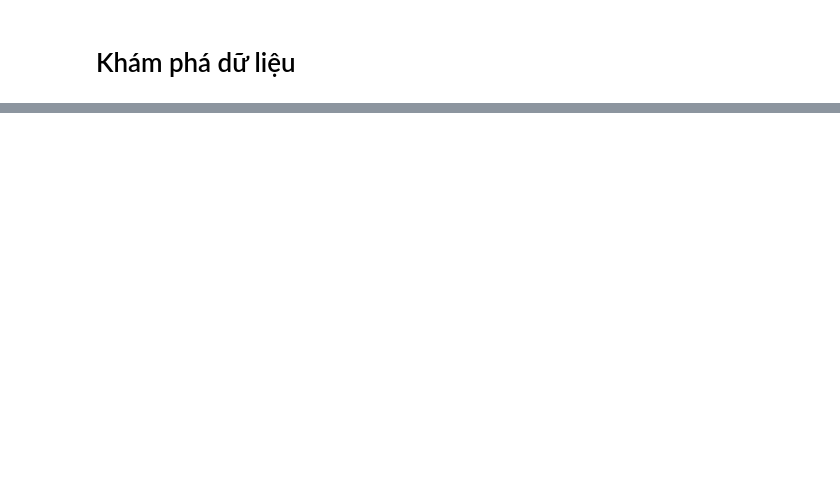
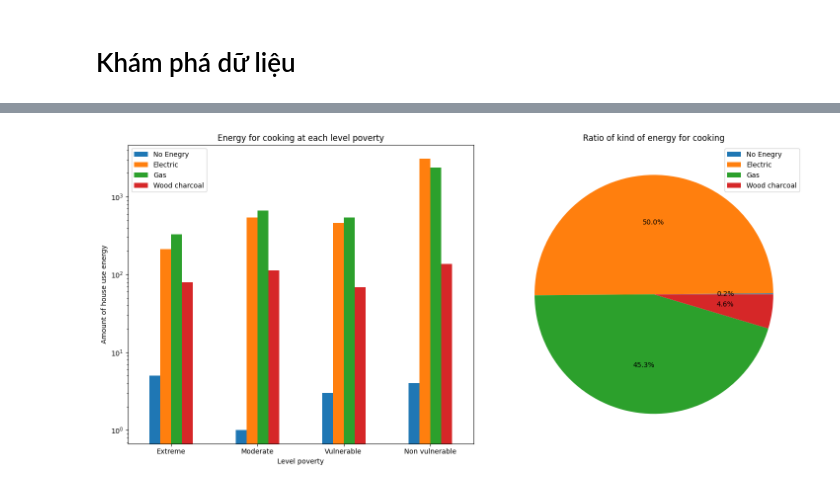
Before and after one commit to iam-Dylan/costa-rican-household, a Jupyter notebook: source/eda.ipynb, the cells around one changed output, grey strips where cells are left out. Cells and saved outputs as stored; diff of their text form; code cells hidden in the pictures; blank space fills up the shorter version.

```diff
--- a/source/eda.ipynb
+++ b/source/eda.ipynb
@@ -46,0 +99,4 @@ plt.show()
+# %%
+cols_name = ['No Enegry', 'Electric', 'Gas','Wood charcoal', 'Target']
+enegry_df = crearte_df(train, 'energcocinar', cols_name)
+enegry_df
@@ -46,0 +110,9 @@ plt.show()
+# %%
+
+plot_bar_and_pie(enegry_df,
+                 'Energy for cooking at each level poverty',
+                 'Level poverty',
+                 'Amount of house use energy',
+                 'Ratio of kind of energy for cooking')
+# %% [output]
+[figure, added]
```
Also changed, not shown: parts of 14 cells of this notebook, 1 other file.
